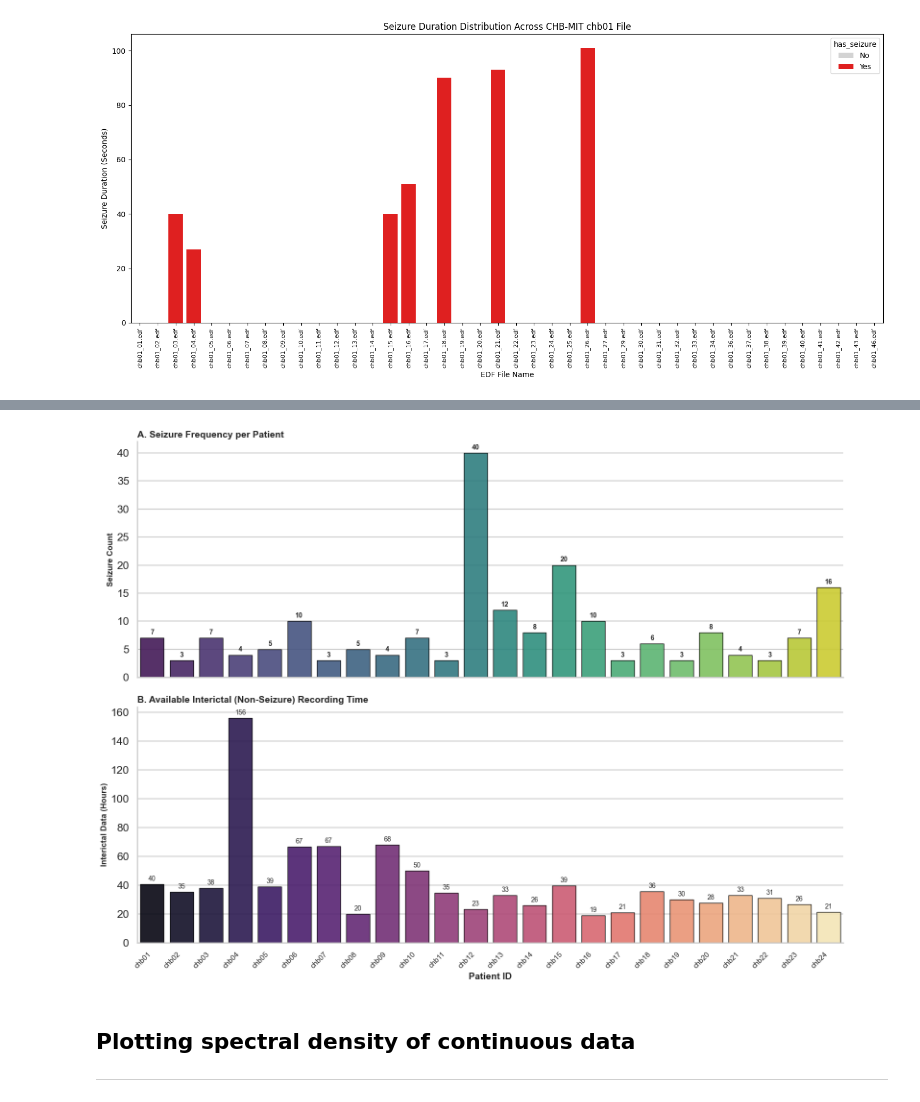
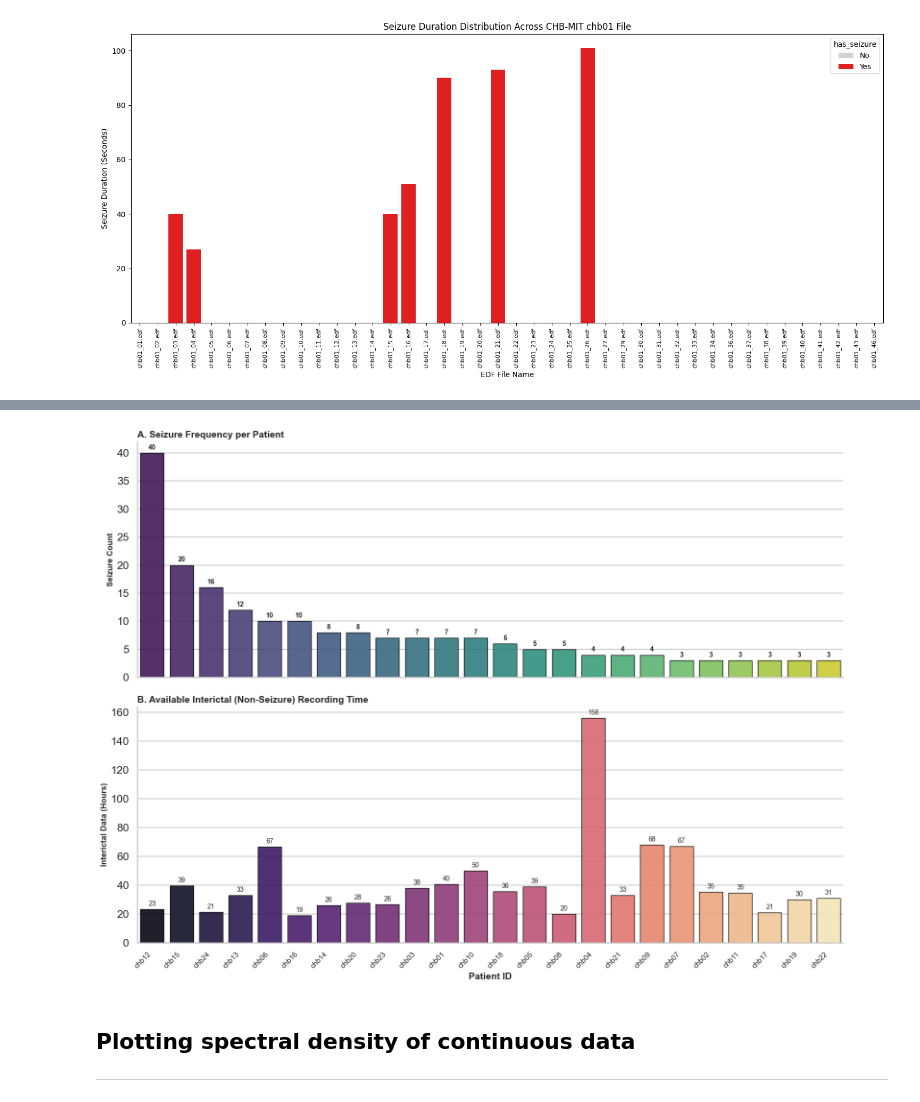
Before and after one commit to denizyennerr/Tez, a Jupyter notebook: notebooks/analysis.ipynb, the cells around one changed output, grey strips where cells are left out. Saved outputs shown, nothing was run; the diff lists cells and outputs as text; code cells hidden in the pictures.

```diff
--- a/notebooks/analysis.ipynb
+++ b/notebooks/analysis.ipynb
@@ -691,13 +506,80 @@ import numpy as np
 import os
 import mne
 
-# ... (Include your PART 1: DATA LOADING code here exactly as you have it) ...
-# ... ensuring 'patient_characteristics' dictionary is populated ...
+# ---------------------------------------------------------
+# 1. SETUP AND DATA LOADING
+# ---------------------------------------------------------
+base_dir = 'C:\\Users\\gorse\\OneDrive - TUNI.fi\\Desktop\\Tez\\uvtez\\data\\chb-mit\\'
+
+# Get all patient directories
+patient_dirs = sorted([d for d in os.listdir(base_dir)
+                       if os.path.isdir(os.path.join(base_dir, d)) and d.startswith('chb')])
+
+print(f"Found {len(patient_dirs)} patients: {patient_dirs}\n")
+
+# Store characteristics for each patient
+patient_characteristics = {}
+
+for patient_id in patient_dirs:
+    patient_dir = os.path.join(base_dir, patient_id)
+    summary_file = os.path.join(patient_dir, f"{patient_id}-summary.txt")
+
+    print(f"Processing {patient_id}...")
+
+    # Parse annotations
+    try:
+        # Assuming parse_summary_text is defined elsewhere
+        file_seizures = parse_summary_text(summary_file)
+
+    except FileNotFoundError:
+        print(f"  Warning: Summary file not found for {patient_id}, skipping.")
+        continue
+    except Exception as e:
+        print(f"  Error parsing summary for {patient_id}: {e}")
+        continue
+
+    # Count number of seizures
+    num_seizures = sum(len(seizures) for seizures in file_seizures.values())
+
+    # Calculate total interictal hours (non-seizure time)
+    total_duration = 0
+    total_seizure_duration = 0
+
+    edf_files = sorted([f for f in os.listdir(patient_dir) if f.endswith('.edf')])
+
+    for edf_filename in edf_files:
+        edf_path = os.path.join(patient_dir, edf_filename)
+
+        try:
+            raw = mne.io.read_raw_edf(edf_path, preload=False, verbose='error')
+            file_duration = raw.times[-1]
+            total_duration += file_duration
+
+            # Calculate seizure duration for this file
+            if edf_filename in file_seizures:
+                for start, end in file_seizures[edf_filename]:
+                    total_seizure_duration += (end - start)
+
+        except Exception as e:
+            print(f"  Error processing {edf_filename}: {e}")
+
+    # Calculate interictal time (non-seizure) in hours
+    interictal_duration = total_duration - total_seizure_duration
+    interictal_hours = interictal_duration / 3600  # Convert seconds to hours
+
+    patient_characteristics[patient_id] = {
+        'num_seizures': num_seizures,
+        'interictal_hours': interictal_hours
+    }
+
+    print(f"  Seizures: {num_seizures}, Interictal hours: {interictal_hours:.2f}")
+
+print(f"\n{'='*60}")
+print(f"Successfully processed {len(patient_characteristics)} patients\n")
 
 # ---------------------------------------------------------
-# 2. IMPROVED VISUALIZATION
+# 2. PLOTTING LOGIC
 # ---------------------------------------------------------
-
 if patient_characteristics:
     # 1. Convert to DataFrame for easier handling
     df = pd.DataFrame.from_dict(patient_characteristics, orient='index')
@@ -705,7 +587,7 @@ if patient_characteristics:
     df.reset_index(inplace=True)
 
     # OPTIONAL: Sort by Number of Seizures to reveal patterns
-    # df = df.sort_values(by='num_seizures', ascending=False)
+    df = df.sort_values(by='num_seizures', ascending=False)
 
     # 2. Setup Figure with 2 vertical subplots sharing the X-axis
     sns.set_theme(style="whitegrid", context="talk")
@@ -778,4 +677,4 @@ Passing `palette` without assigning `hue` is deprecated and will be removed in v
-[figure, old version]
+[figure, new version]
 # %% [markdown]
 ## Plotting spectral density of continuous data
 
```
Also changed, not shown: parts of 25 cells of this notebook, 1 other file.
